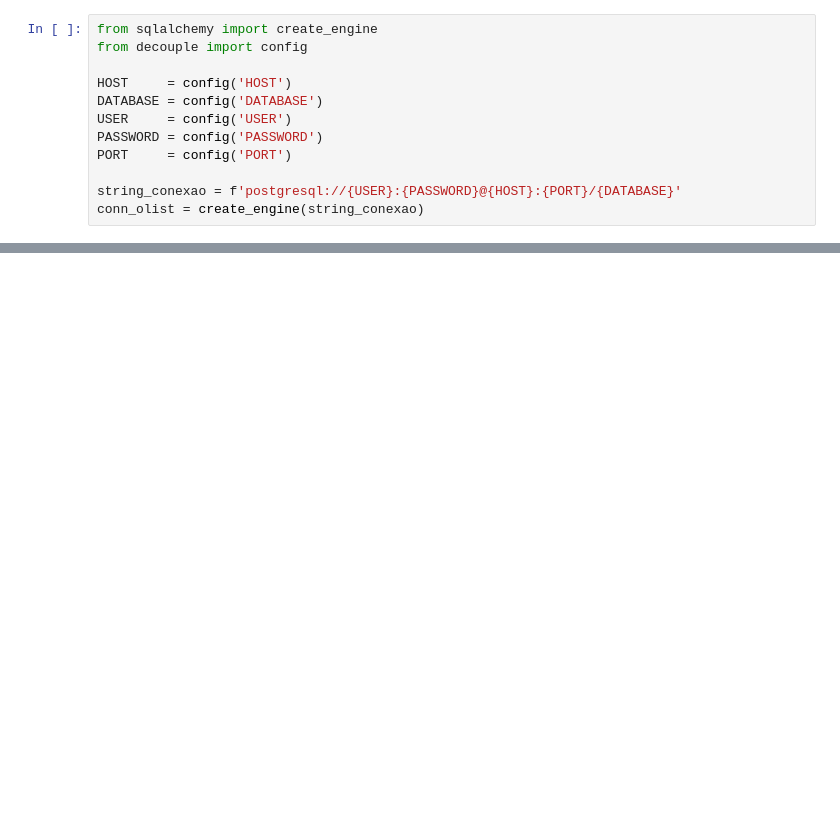
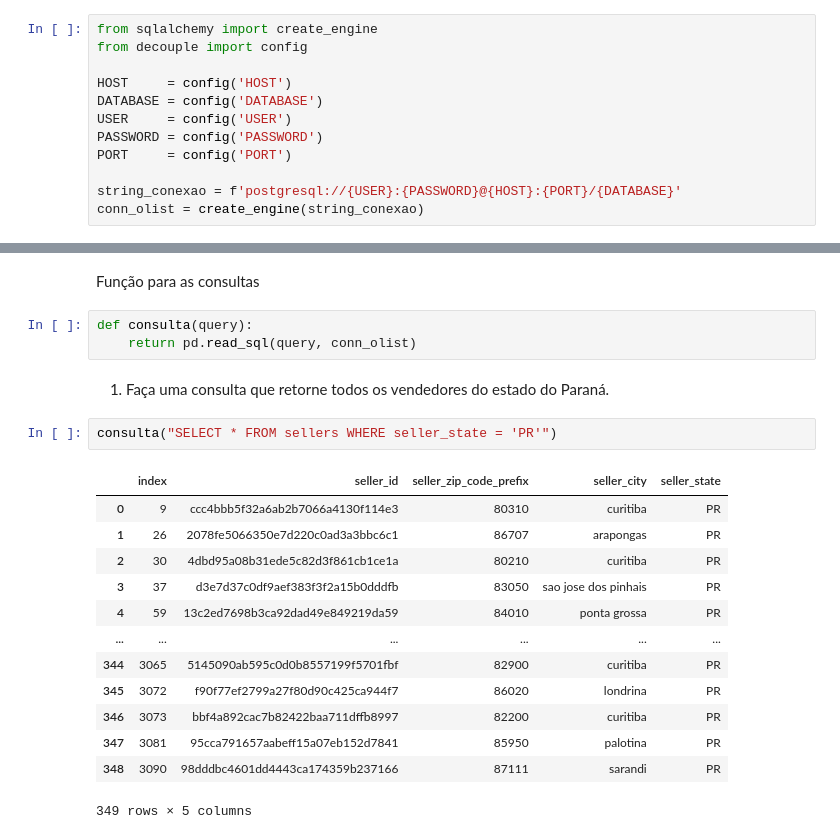
Before and after one commit to DouglasSousa94/Olist_Project_SQL, a Jupyter notebook: olist.ipynb, the cells around one changed output, grey strips where cells are left out. Cells and saved outputs as stored; diff of their text form; blank space fills up the shorter version.

```diff
--- a/olist.ipynb
+++ b/olist.ipynb
@@ -83,0 +32,23 @@ df_product_category_name_translation.to_sql("product_category_name_translation",
+# %% [markdown]
+Função para as consultas
+# %%
+def consulta(query):
+    return pd.read_sql(query, conn_olist)
+# %% [markdown]
+1) Faça uma consulta que retorne todos os vendedores do estado do Paraná.
+# %%
+consulta("SELECT * FROM sellers WHERE seller_state = 'PR'")
+# %% [output]
+|  | index | seller_id | seller_zip_code_prefix | seller_city | seller_state |
+| 0 | 9 | ccc4bbb5f32a6ab2b7066a4130f114e3 | 80310 | curitiba | PR |
+| 1 | 26 | 2078fe5066350e7d220c0ad3a3bbc6c1 | 86707 | arapongas | PR |
+| 2 | 30 | 4dbd95a08b31ede5c82d3f861cb1ce1a | 80210 | curitiba | PR |
+| 3 | 37 | d3e7d37c0df9aef383f3f2a15b0dddfb | 83050 | sao jose dos pinhais | PR |
+| 4 | 59 | 13c2ed7698b3ca92dad49e849219da59 | 84010 | ponta grossa | PR |
+| ... | ... | ... | ... | ... | ... |
+| 344 | 3065 | 5145090ab595c0d0b8557199f5701fbf | 82900 | curitiba | PR |
+| 345 | 3072 | f90f77ef2799a27f80d90c425ca944f7 | 86020 | londrina | PR |
+| 346 | 3073 | bbf4a892cac7b82422baa711dffb8997 | 82200 | curitiba | PR |
+| 347 | 3081 | 95cca791657aabeff15a07eb152d7841 | 85950 | palotina | PR |
+| 348 | 3090 | 98dddbc4601dd4443ca174359b237166 | 87111 | sarandi | PR |
+349 rows × 5 columns
```
Also changed, not shown: parts of 48 cells of this notebook, 4 other files.
